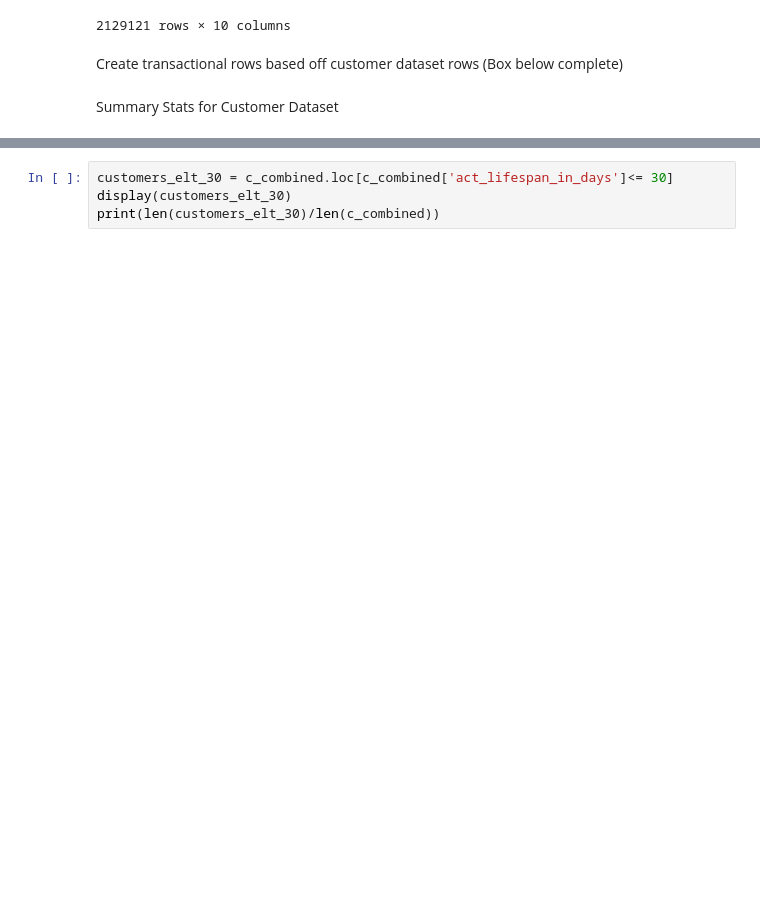
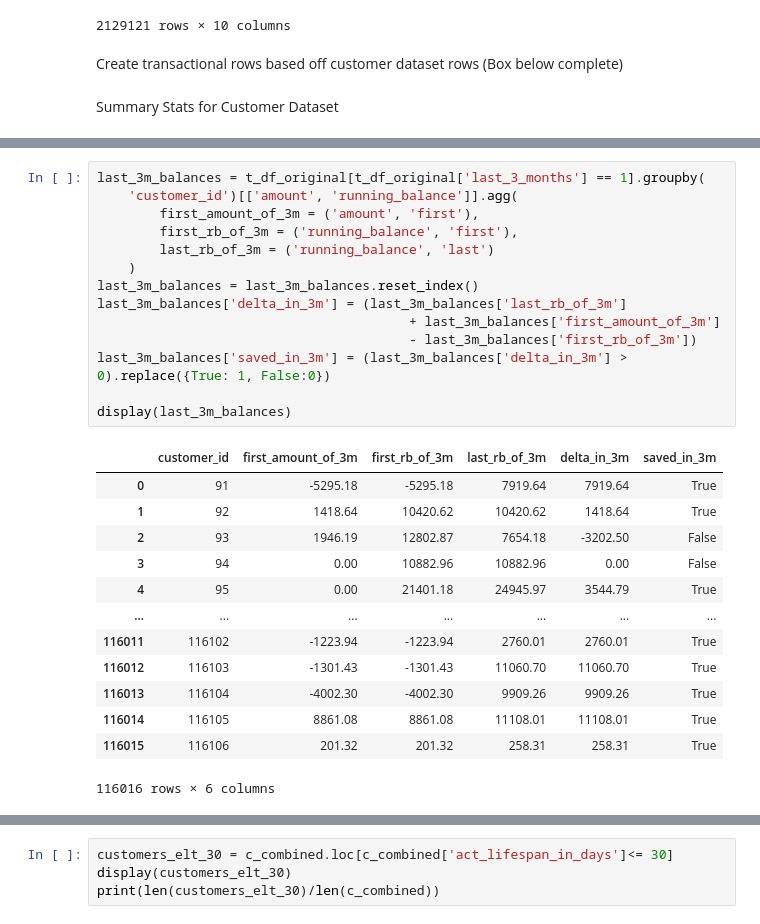
Before and after one commit to gegaddis/bank-churn, a Jupyter notebook: scratch.ipynb, the cells around one changed output, grey strips where cells are left out. Cells and saved outputs as stored; diff of their text form; blank space fills up the shorter version.

```diff
--- a/scratch.ipynb
+++ b/scratch.ipynb
@@ -359,0 +349,28 @@ display(c_combined.describe())
+# %%
+last_3m_balances = t_df_original[t_df_original['last_3_months'] == 1].groupby(
+    'customer_id')[['amount', 'running_balance']].agg(
+        first_amount_of_3m = ('amount', 'first'),
+        first_rb_of_3m = ('running_balance', 'first'),
+        last_rb_of_3m = ('running_balance', 'last')
+    )
+last_3m_balances = last_3m_balances.reset_index()
+last_3m_balances['delta_in_3m'] = (last_3m_balances['last_rb_of_3m']
+                                        + last_3m_balances['first_amount_of_3m']
+                                        - last_3m_balances['first_rb_of_3m'])
+last_3m_balances['saved_in_3m'] = (last_3m_balances['delta_in_3m'] > 0).replace({True: 1, False:0})
+
+display(last_3m_balances)
+# %% [output]
+|  | customer_id | first_amount_of_3m | first_rb_of_3m | last_rb_of_3m | delta_in_3m | saved_in_3m |
+| 0 | 91 | -5295.18 | -5295.18 | 7919.64 | 7919.64 | True |
+| 1 | 92 | 1418.64 | 10420.62 | 10420.62 | 1418.64 | True |
+| 2 | 93 | 1946.19 | 12802.87 | 7654.18 | -3202.50 | False |
+| 3 | 94 | 0.00 | 10882.96 | 10882.96 | 0.00 | False |
+| 4 | 95 | 0.00 | 21401.18 | 24945.97 | 3544.79 | True |
+| ... | ... | ... | ... | ... | ... | ... |
+| 116011 | 116102 | -1223.94 | -1223.94 | 2760.01 | 2760.01 | True |
+| 116012 | 116103 | -1301.43 | -1301.43 | 11060.70 | 11060.70 | True |
+| 116013 | 116104 | -4002.30 | -4002.30 | 9909.26 | 9909.26 | True |
+| 116014 | 116105 | 8861.08 | 8861.08 | 11108.01 | 11108.01 | True |
+| 116015 | 116106 | 201.32 | 201.32 | 258.31 | 258.31 | True |
+116016 rows × 6 columns
```
Also changed, not shown: parts of 8 cells of this notebook.
